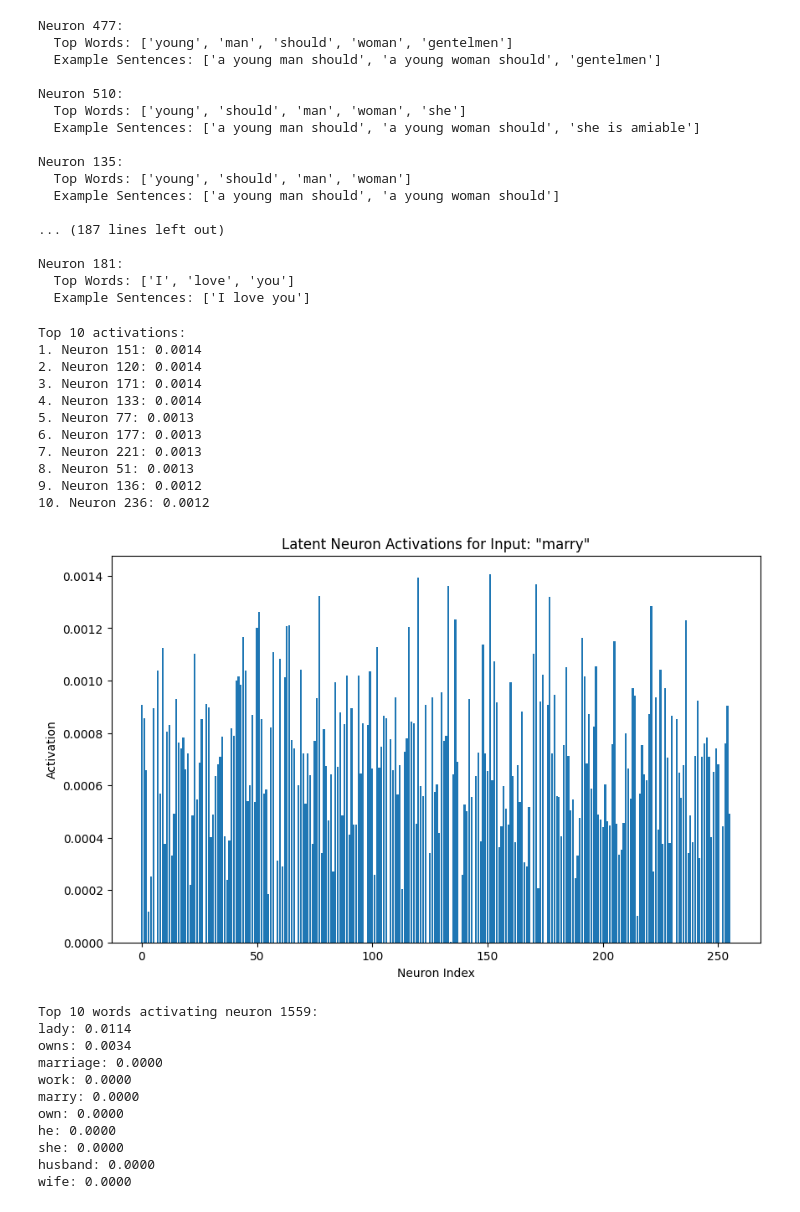
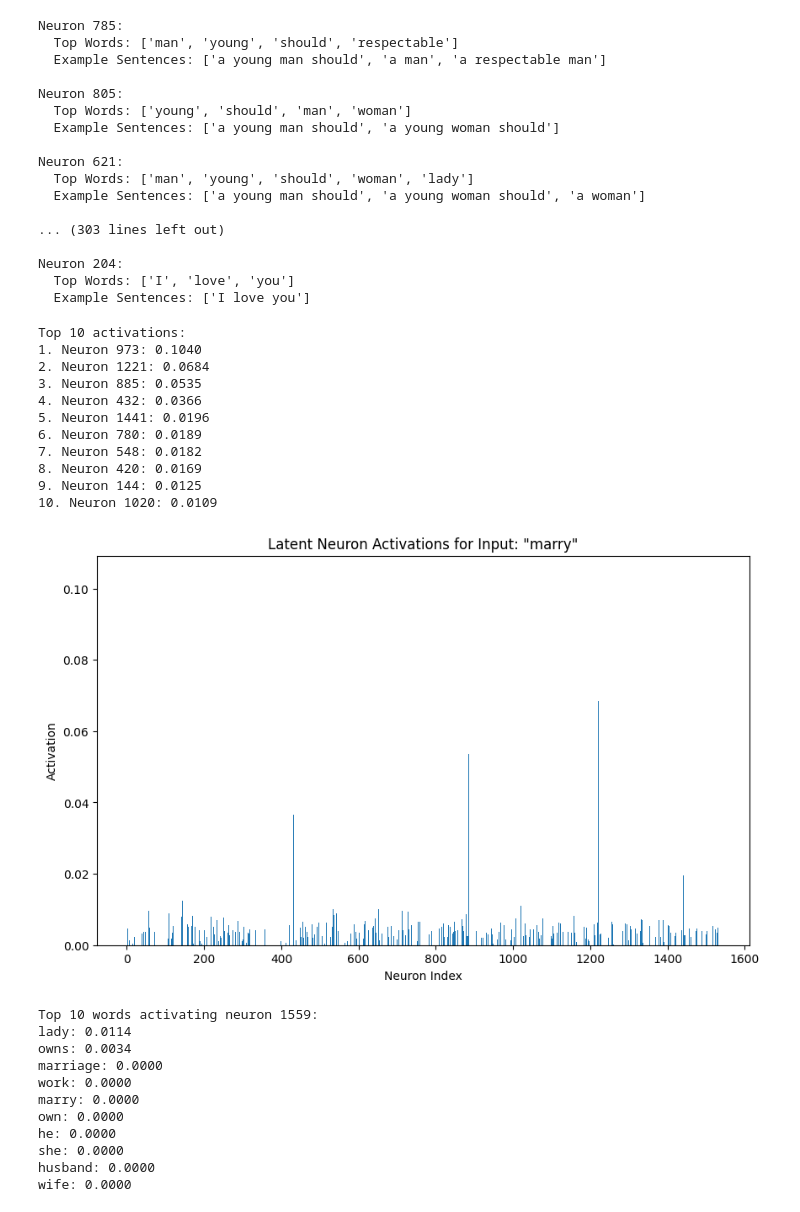
Before and after one commit to iug-htw/GPTAndPrejudice, a Jupyter notebook: SAEs_evaluations.ipynb, the cells around one changed output. Saved outputs shown, nothing was run; the diff lists cells and outputs as text; code cells hidden in the pictures.

```diff
--- a/SAEs_evaluations.ipynb
+++ b/SAEs_evaluations.ipynb
@@ -39,7 +39,7 @@ GPT_CONFIG_124M = {
 }
 # %%
 model = GPTModel(GPT_CONFIG_124M)
-checkpoint = torch.load("model_and_optimizer_5.pth", weights_only=True)
+checkpoint = torch.load("model_and_optimizer_all_txt.pth", weights_only=True)
 
 model.load_state_dict(checkpoint["model_state_dict"])
 model.to(device)
@@ -47,14 +47,14 @@ model.eval();
 # %%
 tokenizer = tiktoken.get_encoding("gpt2")
 # %%
-sae_6 = SparseAutoencoder(input_dim=768, hidden_dim=512).to("cpu")
-sae_6.load_state_dict(torch.load("sae_layer6_1.pth"))
+sae_6 = SparseAutoencoder(input_dim=768, hidden_dim=1536).to("cpu")
+sae_6.load_state_dict(torch.load("sae_layer6_all_txt_expanded.pth"))
 sae_6.eval()
 
-sae_6_exp = SparseAutoencoder(input_dim=768, hidden_dim=3072).to("cpu")
-sae_6_exp.load_state_dict(torch.load("sae_layer6_expanded.pth"))
-sae_6_exp.eval()
+#sae_6_exp = SparseAutoencoder(input_dim=768, hidden_dim=3072).to("cpu")
+#sae_6_exp.load_state_dict(torch.load("sae_layer6_expanded.pth"))
+#sae_6_exp.eval()
 
-sae_12 = SparseAutoencoder(input_dim=768, hidden_dim=1700).to("cpu")
-sae_12.load_state_dict(torch.load("sae_layer12_expanded_1700.pth"))
-sae_12.eval();
+#sae_12 = SparseAutoencoder(input_dim=768, hidden_dim=1700).to("cpu")
+#sae_12.load_state_dict(torch.load("sae_layer12_expanded_1700.pth"))
+#sae_12.eval();
@@ -311,21 +324,21 @@ for neuron, theme in neuron_themes.items():
     print(f"  Top Words: {theme['top_words']}")
     print(f"  Example Sentences: {theme['example_sentences']}")
 # %% [output]
-Neuron 477:
-  Top Words: ['young', 'man', 'should', 'woman', 'gentelmen']
-  Example Sentences: ['a young man should', 'a young woman should', 'gentelmen']
+Neuron 785:
+  Top Words: ['man', 'young', 'should', 'respectable']
+  Example Sentences: ['a young man should', 'a man', 'a respectable man']
 
-Neuron 510:
-  Top Words: ['young', 'should', 'man', 'woman', 'she']
-  Example Sentences: ['a young man should', 'a young woman should', 'she is amiable']
-
-Neuron 135:
+Neuron 805:
   Top Words: ['young', 'should', 'man', 'woman']
   Example Sentences: ['a young man should', 'a young woman should']
 
-... (187 lines left out)
+Neuron 621:
+  Top Words: ['man', 'young', 'should', 'woman', 'lady']
+  Example Sentences: ['a young man should', 'a young woman should', 'a woman']
 
-Neuron 181:
+... (303 lines left out)
+
+Neuron 204:
   Top Words: ['I', 'love', 'you']
   Example Sentences: ['I love you']
 # %%
@@ -373,24 +386,20 @@ def visualize_activations(input_text, tokenizer, model, sae, layer=6, pooling="m
 
     return latent_activations
 # %%
-sae_6 = SparseAutoencoder(input_dim=768, hidden_dim=256).to("cpu")
-sae_6.load_state_dict(torch.load("sae_layer6_old.pth"))
-sae_6.eval()
-
 visualize_activations("marry", tokenizer,model, sae_6, layer=6, pooling="mean");
 # %% [output]
 Top 10 activations:
-1. Neuron 151: 0.0014
-2. Neuron 120: 0.0014
-3. Neuron 171: 0.0014
-4. Neuron 133: 0.0014
-5. Neuron 77: 0.0013
-6. Neuron 177: 0.0013
-7. Neuron 221: 0.0013
-8. Neuron 51: 0.0013
-9. Neuron 136: 0.0012
-10. Neuron 236: 0.0012
+1. Neuron 973: 0.1040
+2. Neuron 1221: 0.0684
+3. Neuron 885: 0.0535
+4. Neuron 432: 0.0366
+5. Neuron 1441: 0.0196
+6. Neuron 780: 0.0189
+7. Neuron 548: 0.0182
+8. Neuron 420: 0.0169
+9. Neuron 144: 0.0125
+10. Neuron 1020: 0.0109
-[figure, old version]
+[figure, new version]
 # %%
 words = ["marriage", "work", "marry", "own", "owns", "he", "she", "husband", "wife", "family", "lady", "gentleman",
         "farm", "family", "town", "London", "letter", "scandal", "love", "duty", "she", "he"]
```
Also changed, not shown: parts of 3 cells of this notebook, 16 other files.
